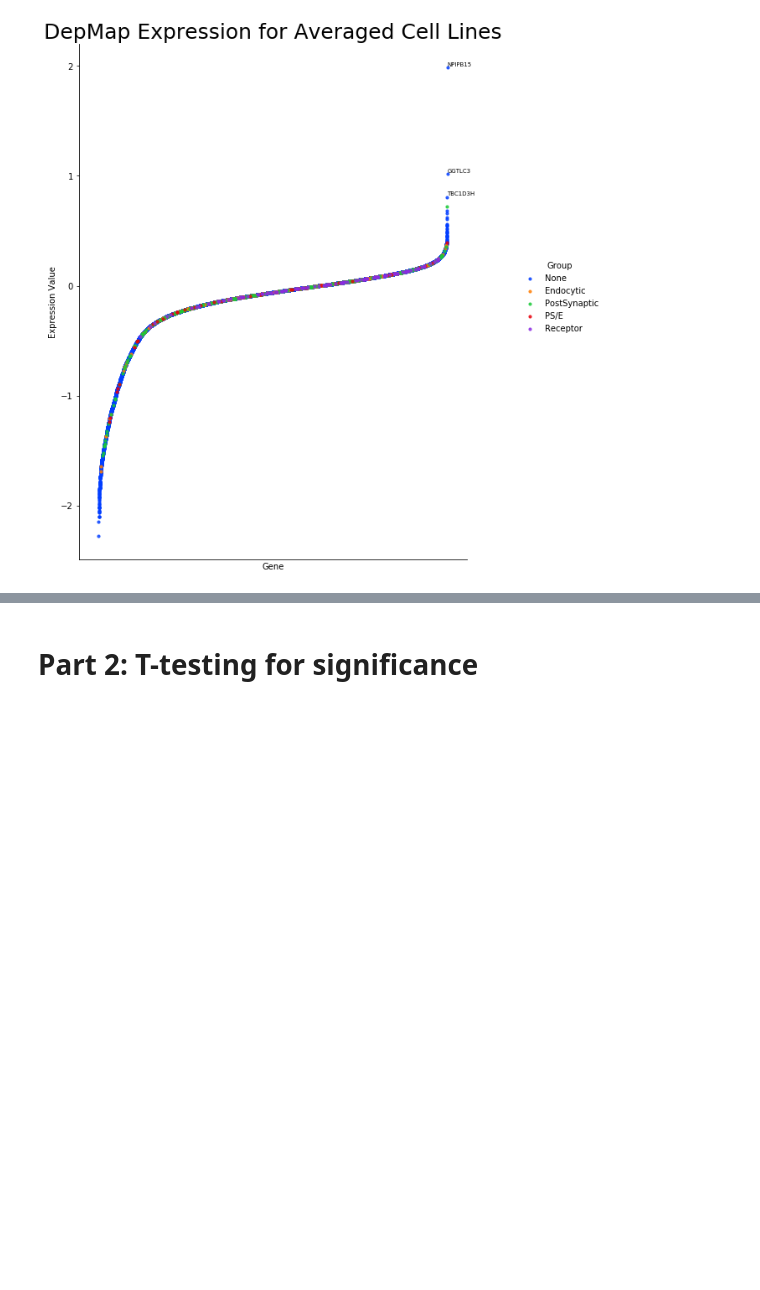
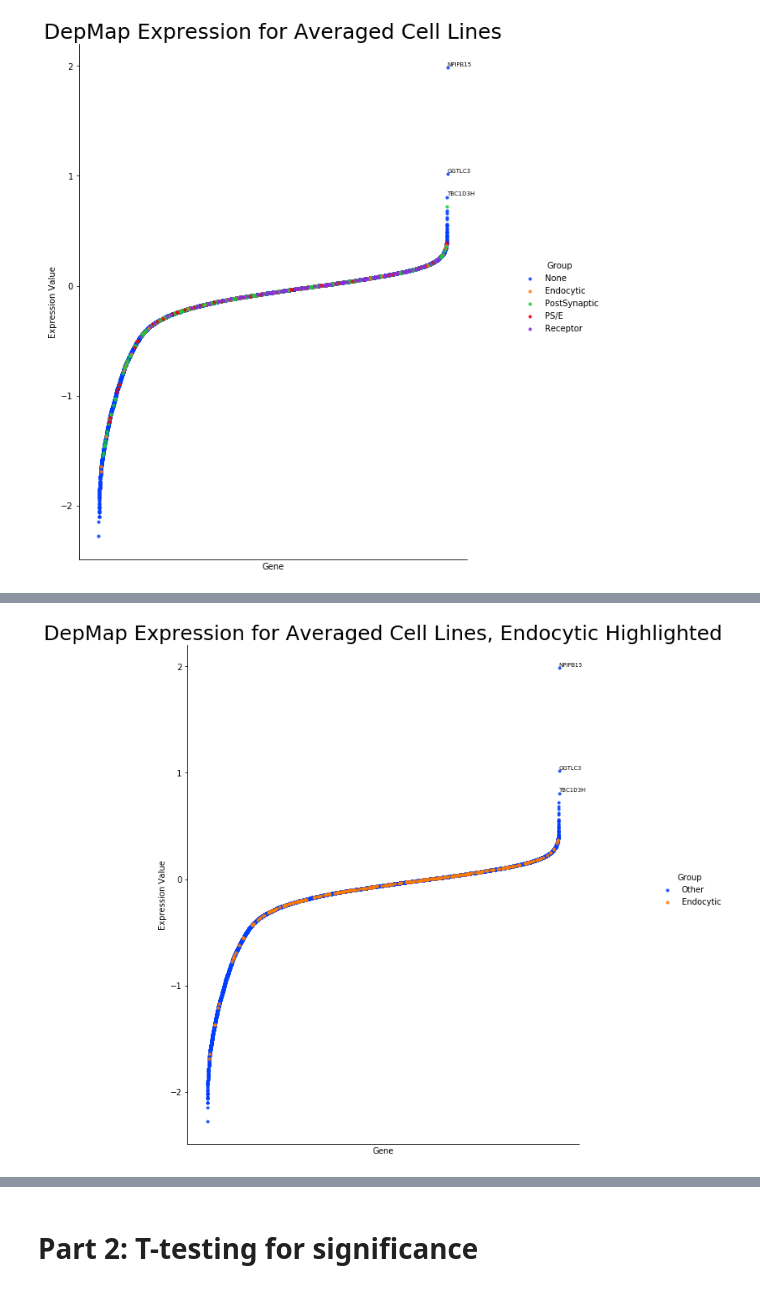
Before and after one commit to sophiaho/broad-work, a Jupyter notebook: crispr_screen.ipynb, the cells around one changed output, grey strips where cells are left out. Drawn from its saved outputs; the diff is of its cells as text; code cells hidden in the pictures; blank space fills up the shorter version.

```diff
--- a/crispr_screen.ipynb
+++ b/crispr_screen.ipynb
@@ -212,0 +247,4 @@ draw_scatter_plot(depmap_average_groups, 'Average', 'DepMap Expression for Avera
+# %%
+draw_scatter_plot(depmap_e, 'Average', 'DepMap Expression for Averaged Cell Lines, Endocytic Highlighted', False)
+# %% [output]
+[figure, added]
```
Also changed, not shown: parts of 108 cells of this notebook.
